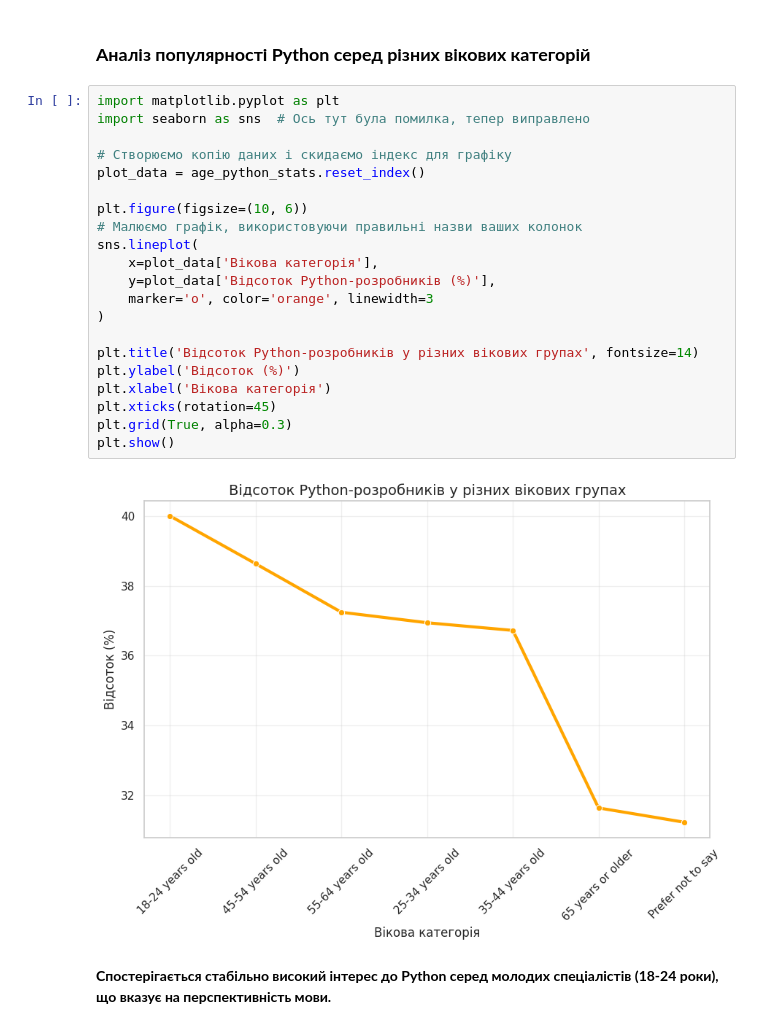
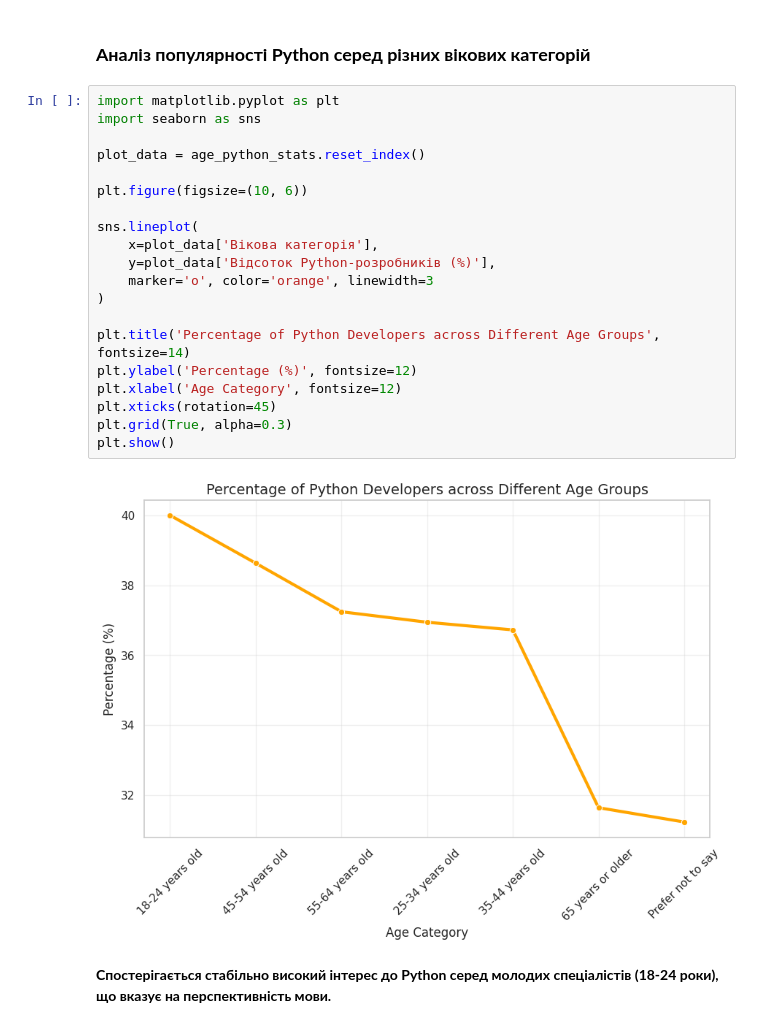
Before and after one commit to s107geo-svg/Data-Analytics-Projects, a Jupyter notebook: Salary_Trends_Analysis.ipynb, the cells around one changed output. Saved outputs shown, nothing was run; the diff lists cells and outputs as text.

```diff
--- a/Salary_Trends_Analysis.ipynb
+++ b/Salary_Trends_Analysis.ipynb
@@ -344,27 +349,26 @@ plt.show()
 ### **Аналіз популярності Python серед різних вікових категорій**
 # %%
 import matplotlib.pyplot as plt
-import seaborn as sns  # Ось тут була помилка, тепер виправлено
+import seaborn as sns
 
-# Створюємо копію даних і скидаємо індекс для графіку
 plot_data = age_python_stats.reset_index()
 
 plt.figure(figsize=(10, 6))
-# Малюємо графік, використовуючи правильні назви ваших колонок
+
 sns.lineplot(
     x=plot_data['Вікова категорія'],
     y=plot_data['Відсоток Python-розробників (%)'],
     marker='o', color='orange', linewidth=3
 )
 
-plt.title('Відсоток Python-розробників у різних вікових групах', fontsize=14)
-plt.ylabel('Відсоток (%)')
-plt.xlabel('Вікова категорія')
+plt.title('Percentage of Python Developers across Different Age Groups', fontsize=14)
+plt.ylabel('Percentage (%)', fontsize=12)
+plt.xlabel('Age Category', fontsize=12)
 plt.xticks(rotation=45)
 plt.grid(True, alpha=0.3)
 plt.show()
 # %% [output]
-[figure, old version]
+[figure, new version]
 # %% [markdown]
 **Спостерігається стабільно високий інтерес до Python серед молодих спеціалістів (18-24 роки), що вказує на перспективність мови.**
 # %% [markdown]
```
Also changed, not shown: parts of 3 cells of this notebook.
